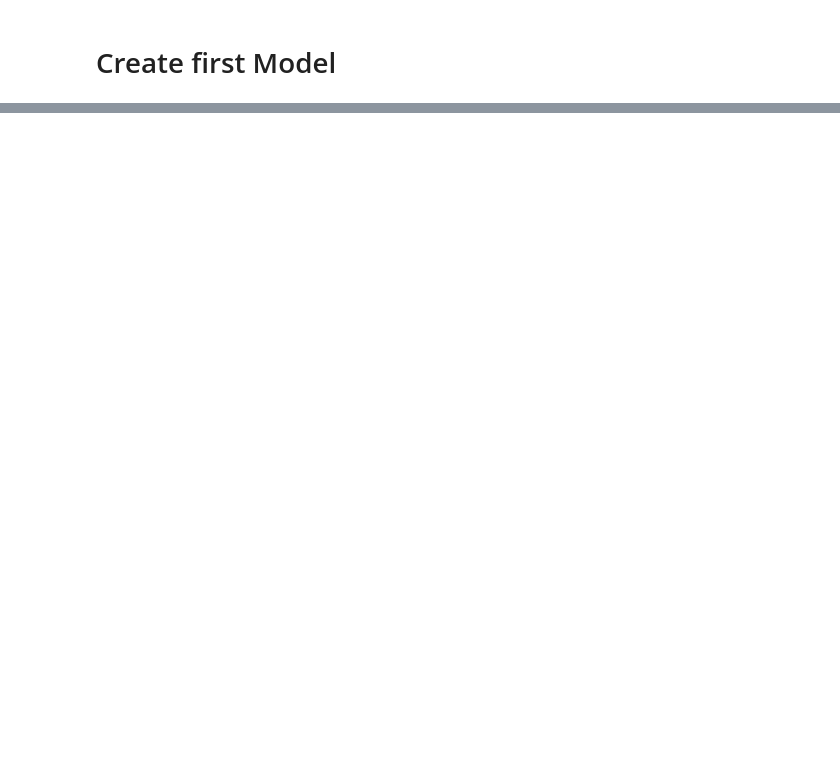
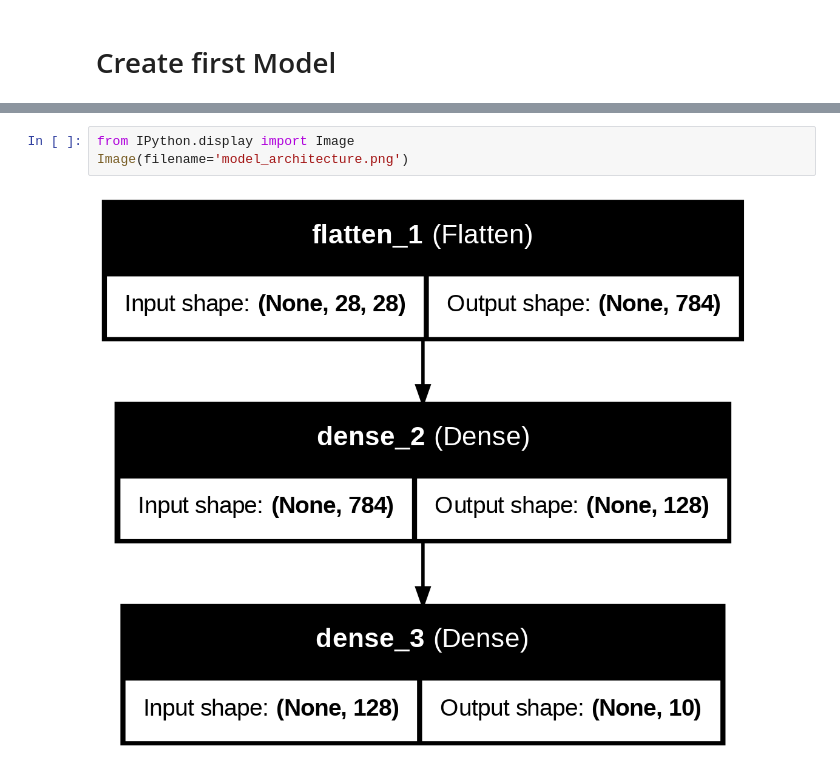
Before and after one commit to balajivijayakumar1994/mlnotebook, a Jupyter notebook: FirstNeural.ipynb, the cells around one changed output, grey strips where cells are left out. Saved outputs shown, nothing was run; the diff lists cells and outputs as text; blank space fills up the shorter version.

```diff
--- a/FirstNeural.ipynb
+++ b/FirstNeural.ipynb
@@ -46,0 +98,5 @@ Test accuracy: 0.98
+# %%
+from IPython.display import Image
+Image(filename='model_architecture.png')
+# %% [output]
+[figure, added]
```
Also changed, not shown: parts of 6 cells of this notebook.
